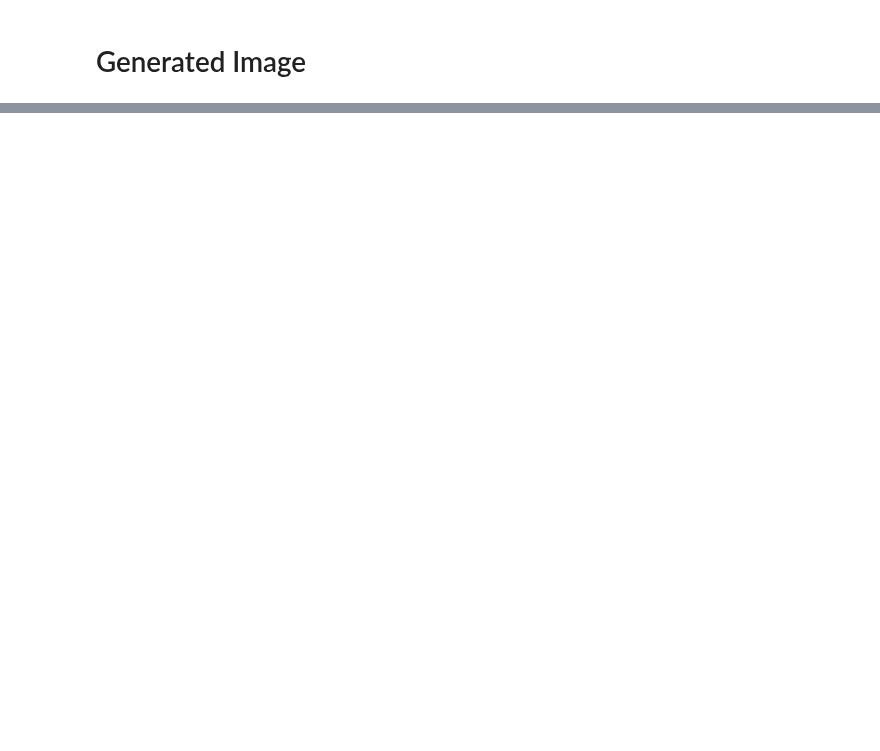
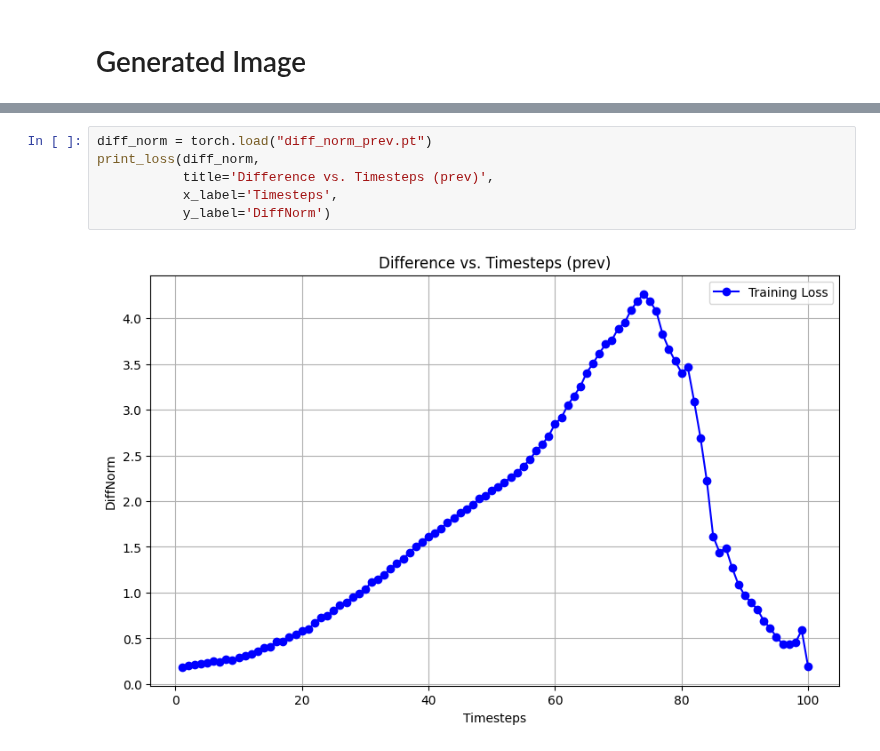
Before and after one commit to junyeong-nero/DDPM, a Jupyter notebook: diffusion_colab_experiments.ipynb, the cells around one changed output, grey strips where cells are left out. Drawn from its saved outputs; the diff is of its cells as text; blank space fills up the shorter version.

```diff
--- a/diffusion_colab_experiments.ipynb
+++ b/diffusion_colab_experiments.ipynb
@@ -945,0 +1016,8 @@ for steps in test_steps:
+# %%
+diff_norm = torch.load("diff_norm_prev.pt")
+print_loss(diff_norm,
+           title='Difference vs. Timesteps (prev)',
+           x_label='Timesteps',
+           y_label='DiffNorm')
+# %% [output]
+[figure, added]
```
Also changed, not shown: parts of 16 cells of this notebook.
